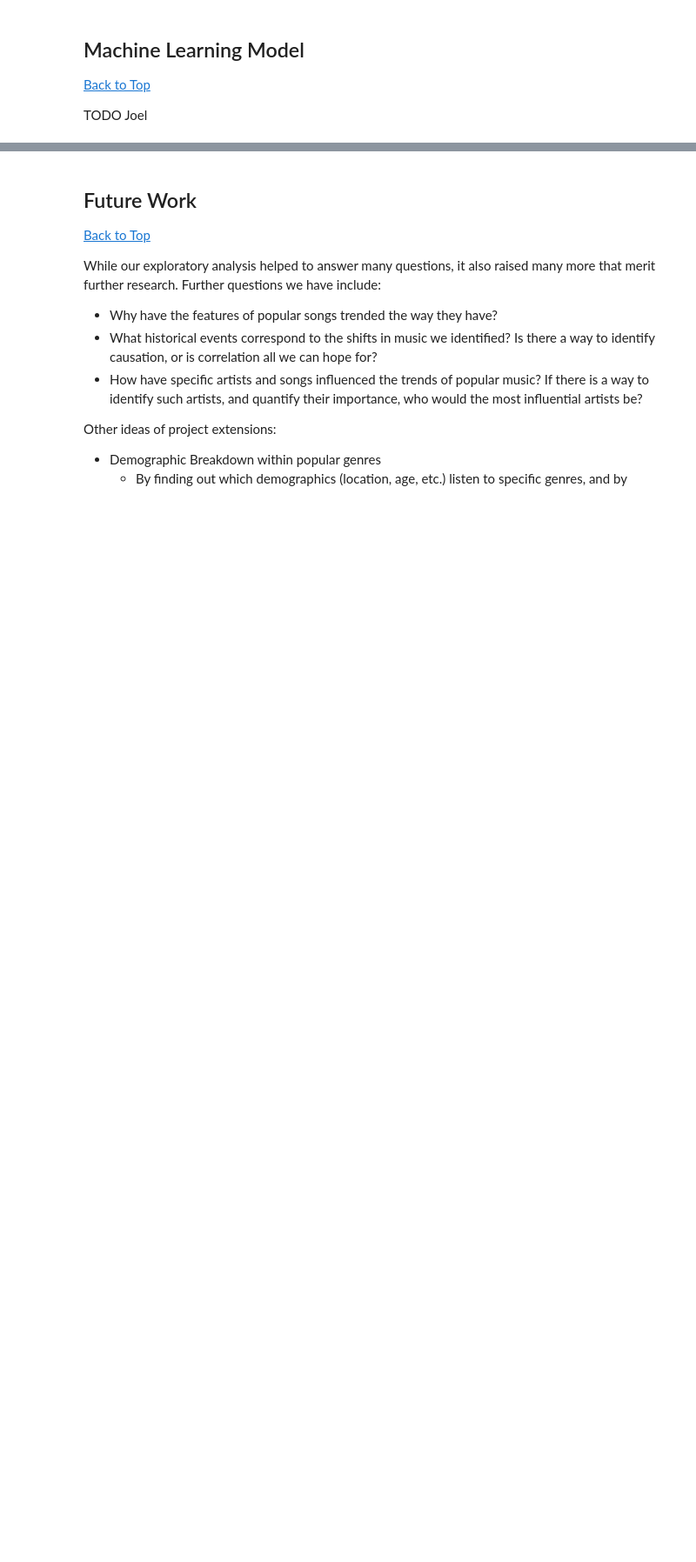
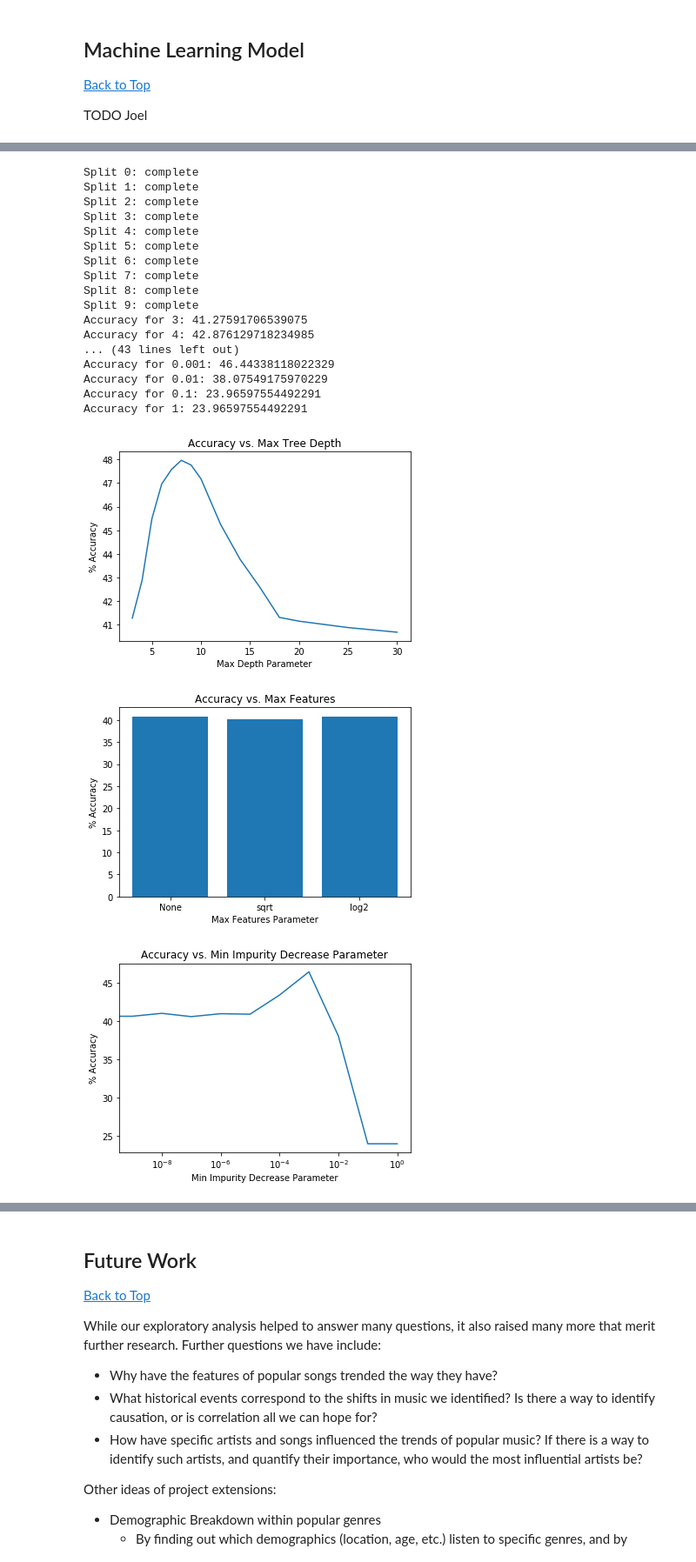
Before and after one commit to Guptacos/spotify_analysis, a Jupyter notebook: reports/final_report.ipynb, the cells around one changed output, grey strips where cells are left out. Shown at 87% size. Saved outputs shown, nothing was run; the diff lists cells and outputs as text; code cells hidden in the pictures; blank space fills up the shorter version.

```diff
--- a/reports/final_report.ipynb
+++ b/reports/final_report.ipynb
@@ -831,0 +838,17 @@ TODO Joel
+# %%
+feature_cols =['danceability', 'energy', 'key', 'loudness', 'mode',
+           'speechiness', 'acousticness', 'instrumentalness',
+           'liveness', 'valence', 'tempo', 'duration_ms']
+
+def prepare_data(data):
+    # Declare aggregation functions for cleaning the data
+    aggregation_f = {'date': 'min', 'artist': 'first', 'name':'first', 'position':'first'}
+    for feature in feature_cols:
+        aggregation_f[feature] = 'first'
+
+    with open(data, 'rb') as f:
+        df = pickle.load(f)
+
+    df = df.groupby(['name', 'artist']).agg(aggregation_f)
+
+    return df
@@ -834,0 +1069,32 @@ TODO Joel
+# %%
+def get_features_labels():
+    df = prepare_data('hot-100.df')
+    if 'position' in feature_cols:
+        feature_cols.remove('position')
+
+    features = df[feature_cols].values
+    labels = df['date'].apply(getYearRange).values
+    return features, labels
+
+individualSearch(*get_features_labels())
+# %% [output]
+Split 0: complete
+Split 1: complete
+Split 2: complete
+Split 3: complete
+Split 4: complete
+Split 5: complete
+Split 6: complete
+Split 7: complete
+Split 8: complete
+Split 9: complete
+Accuracy for 3: 41.27591706539075
+Accuracy for 4: 42.876129718234985
+... (43 lines left out)
+Accuracy for 0.001: 46.44338118022329
+Accuracy for 0.01: 38.07549175970229
+Accuracy for 0.1: 23.96597554492291
+Accuracy for 1: 23.96597554492291
+[figure, added]
+[figure, added]
+[figure, added]
```
Also changed, not shown: parts of 20 cells of this notebook, 6 other files.
